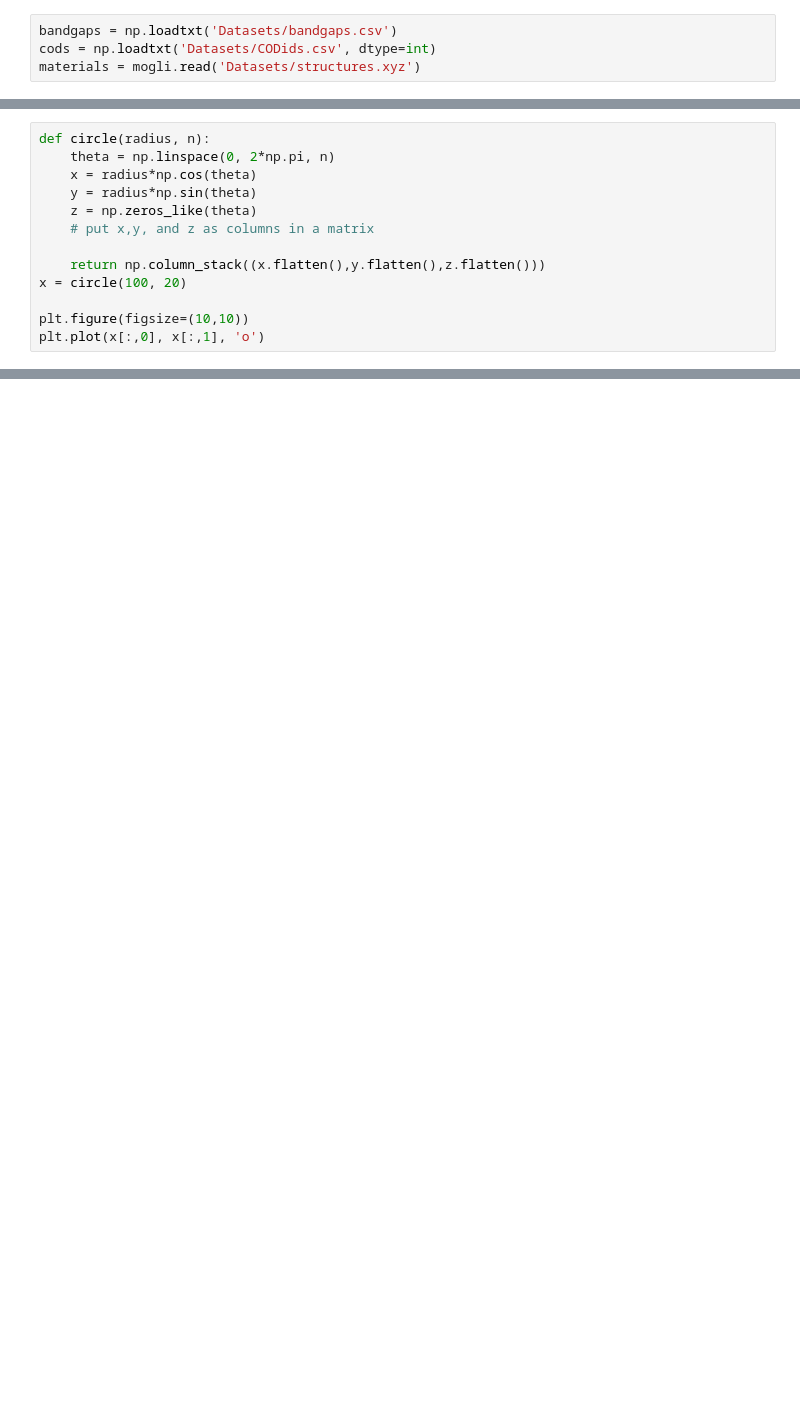
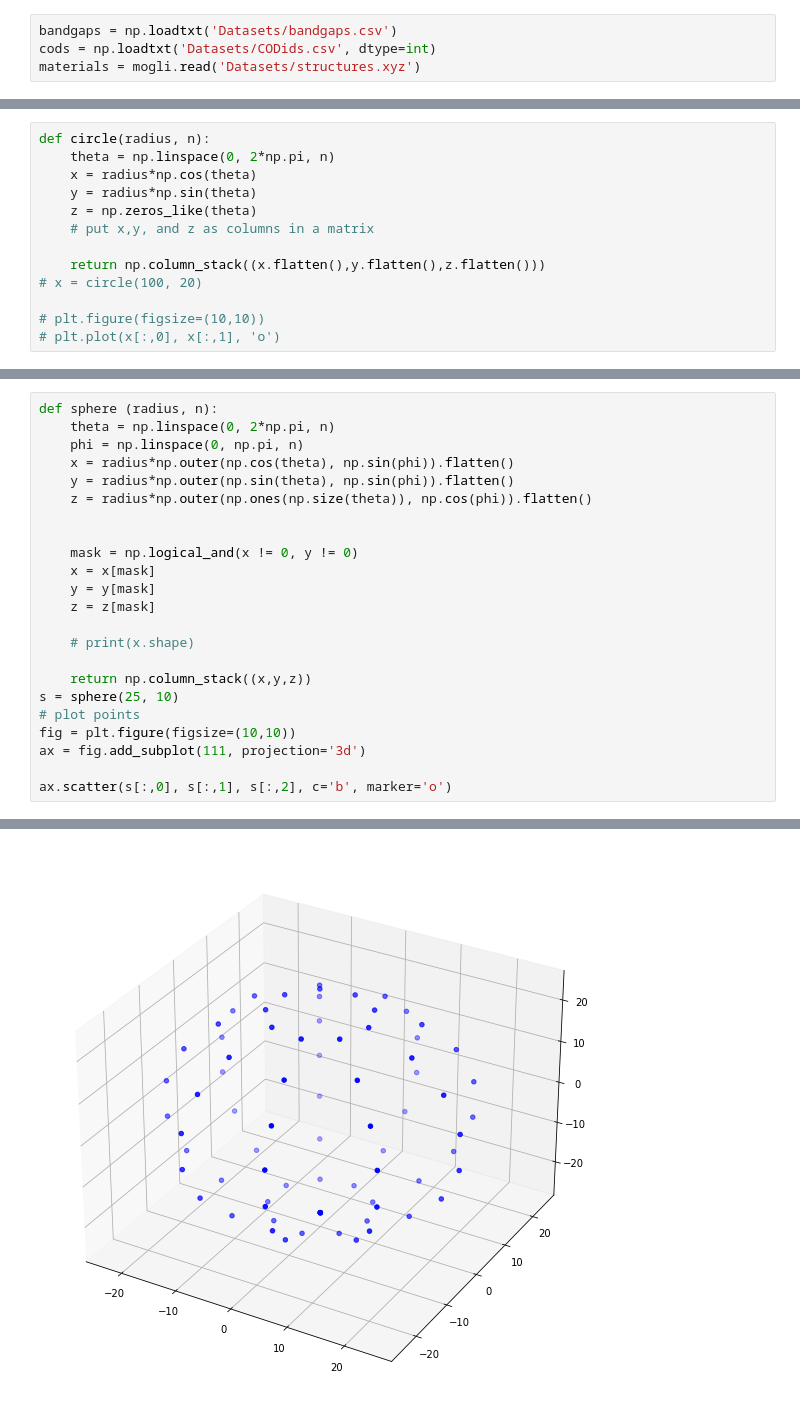
Before and after one commit to franz96521/band-gap, a Jupyter notebook: 3D Dataset creation.ipynb, the cells around one changed output, grey strips where cells are left out. Saved outputs shown, nothing was run; the diff lists cells and outputs as text; blank space fills up the shorter version.

```diff
--- a/3D Dataset creation.ipynb
+++ b/3D Dataset creation.ipynb
@@ -43,7 +23,7 @@ def circle(radius, n):
     # put x,y, and z as columns in a matrix
 
     return np.column_stack((x.flatten(),y.flatten(),z.flatten()))
-x = circle(100, 20)
+# x = circle(100, 20)
 
-plt.figure(figsize=(10,10))
-plt.plot(x[:,0], x[:,1], 'o')
+# plt.figure(figsize=(10,10))
+# plt.plot(x[:,0], x[:,1], 'o')
@@ -293,0 +30,24 @@ for i, molecule in enumerate(materials):
+# %%
+def sphere (radius, n):
+    theta = np.linspace(0, 2*np.pi, n)
+    phi = np.linspace(0, np.pi, n)
+    x = radius*np.outer(np.cos(theta), np.sin(phi)).flatten()
+    y = radius*np.outer(np.sin(theta), np.sin(phi)).flatten()
+    z = radius*np.outer(np.ones(np.size(theta)), np.cos(phi)).flatten()
+
+
+    mask = np.logical_and(x != 0, y != 0)
+    x = x[mask]
+    y = y[mask]
+    z = z[mask]
+
+    # print(x.shape)
+
+    return np.column_stack((x,y,z))
+s = sphere(25, 10)
+# plot points
+fig = plt.figure(figsize=(10,10))
+ax = fig.add_subplot(111, projection='3d')
+
+ax.scatter(s[:,0], s[:,1], s[:,2], c='b', marker='o')
+# %% [output]
@@ -293,0 +55 @@ for i, molecule in enumerate(materials):
+[figure, added]
```
Also changed, not shown: parts of 18 cells of this notebook, 15 other files.
